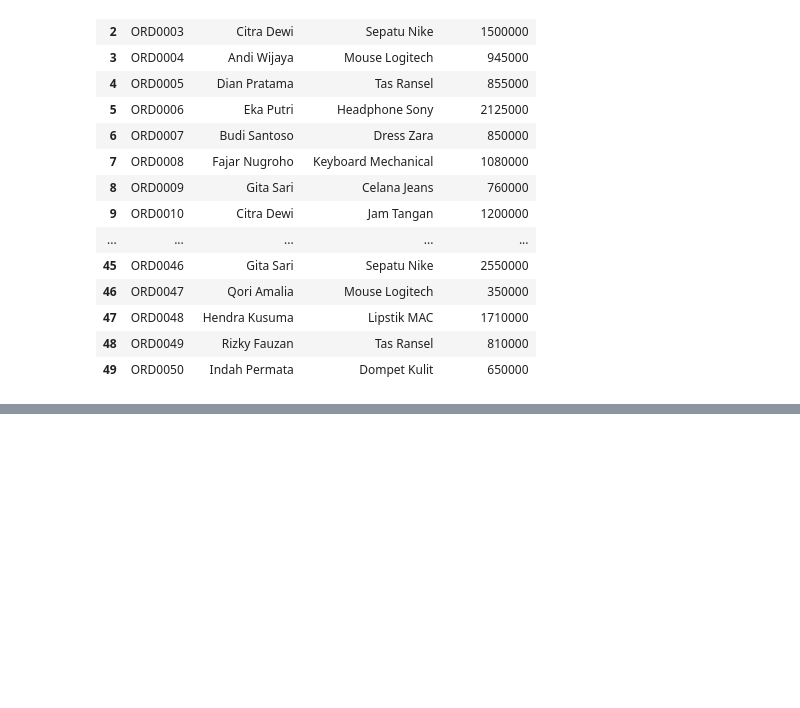
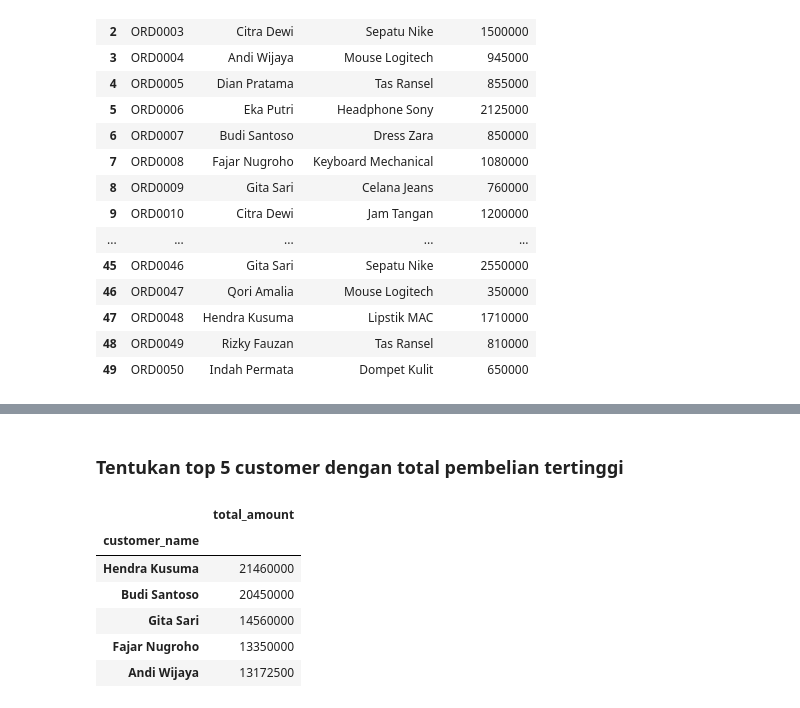
Before and after one commit to galahad20/assignment_Data_Manipulation, a Jupyter notebook: ASSIGNMENT_TEMP_DE14_DAY11_DIMAS_ABIAN_IHSAN.ipynb, the cells around one changed output, grey strips where cells are left out. Cells and saved outputs as stored; diff of their text form; code cells hidden in the pictures; blank space fills up the shorter version.

```diff
--- a/ASSIGNMENT_TEMP_DE14_DAY11_DIMAS_ABIAN_IHSAN.ipynb
+++ b/ASSIGNMENT_TEMP_DE14_DAY11_DIMAS_ABIAN_IHSAN.ipynb
@@ -218,0 +262,14 @@ order[['order_id', 'customer_name', 'product_name', 'total_amount']]
+# %% [markdown]
+### Tentukan top 5 customer dengan total pembelian tertinggi
+# %%
+order.groupby('customer_name').agg({
+    'total_amount' : 'sum'
+}).sort_values('total_amount', ascending=False).head()
+# %% [output]
+|  | total_amount |
+| customer_name |  |
+| Hendra Kusuma | 21460000 |
+| Budi Santoso | 20450000 |
+| Gita Sari | 14560000 |
+| Fajar Nugroho | 13350000 |
+| Andi Wijaya | 13172500 |
```
Also changed, not shown: parts of 5 cells of this notebook.
